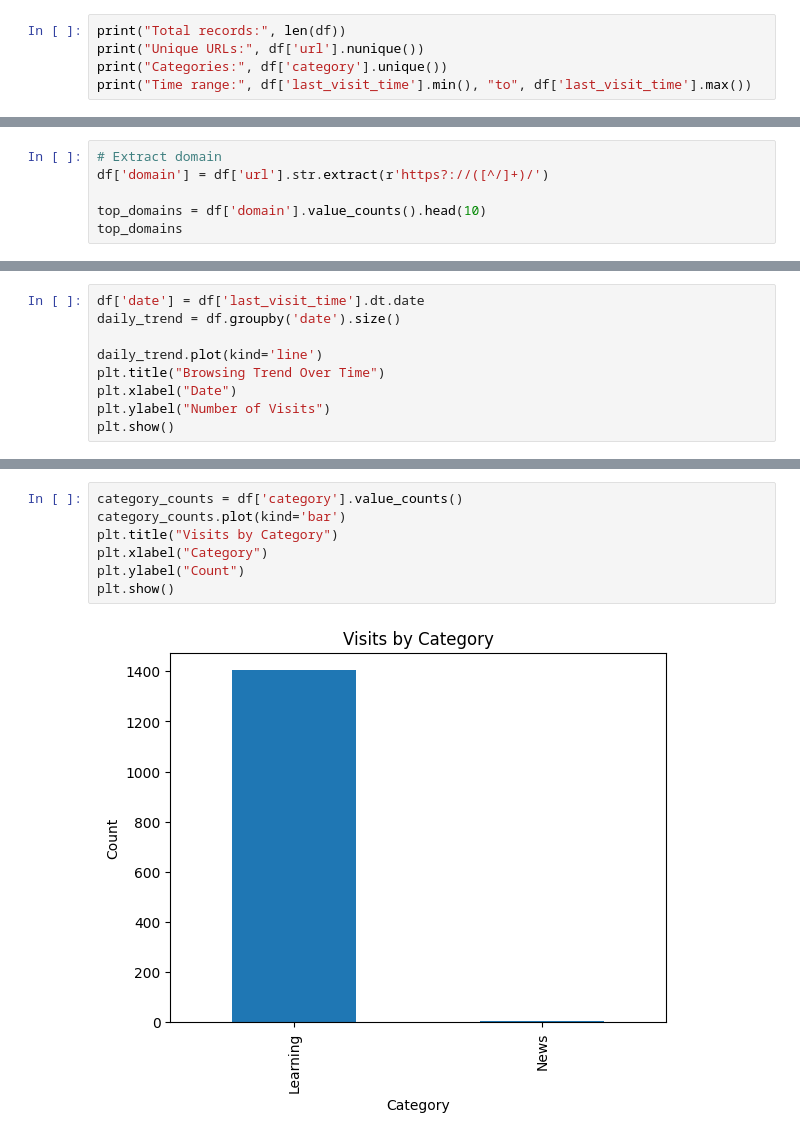
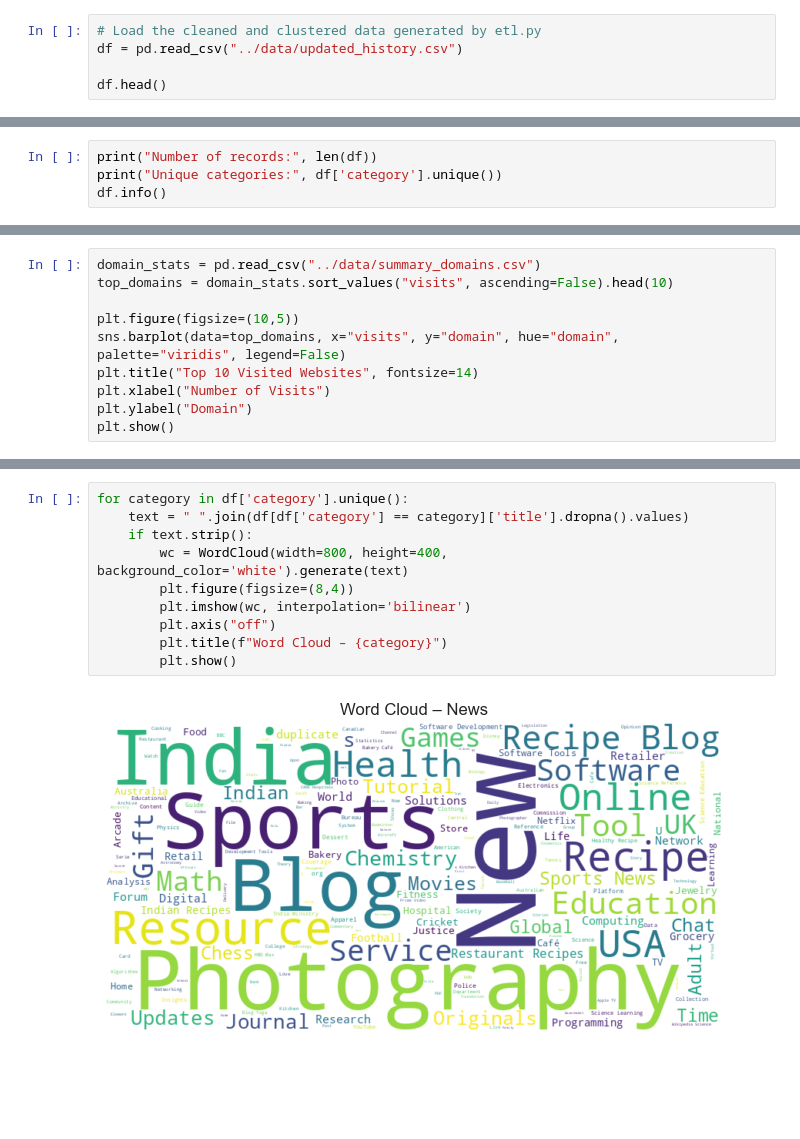
Before and after one commit to nilookiamari/browser_activity_project, a Jupyter notebook: notebooks/demo_analysis.ipynb, the cells around one changed output, grey strips where cells are left out. Saved outputs shown, nothing was run; the diff lists cells and outputs as text; blank space fills up the shorter version.

```diff
--- a/notebooks/demo_analysis.ipynb
+++ b/notebooks/demo_analysis.ipynb
@@ -27,6 +13,6 @@ Quick look at total number of visits, unique domains, and time range of activity
 # %%
-print("Total records:", len(df))
-print("Unique URLs:", df['url'].nunique())
-print("Categories:", df['category'].unique())
-print("Time range:", df['last_visit_time'].min(), "to", df['last_visit_time'].max())
+# Load the cleaned and clustered data generated by etl.py
+df = pd.read_csv("../data/updated_history.csv")
+
+df.head()
 # %% [output]
@@ -40,7 +25,5 @@ Extract domain from URL and count frequency.
 # %%
-# Extract domain
-df['domain'] = df['url'].str.extract(r'https?://([^/]+)/')
-
-top_domains = df['domain'].value_counts().head(10)
-top_domains
+print("Number of records:", len(df))
+print("Unique categories:", df['category'].unique())
+df.info()
 # %% [output]
@@ -70,10 +54,11 @@ Check how browsing frequency changes over time.
 # %%
-df['date'] = df['last_visit_time'].dt.date
-daily_trend = df.groupby('date').size()
+domain_stats = pd.read_csv("../data/summary_domains.csv")
+top_domains = domain_stats.sort_values("visits", ascending=False).head(10)
 
-daily_trend.plot(kind='line')
-plt.title("Browsing Trend Over Time")
-plt.xlabel("Date")
-plt.ylabel("Number of Visits")
+plt.figure(figsize=(10,5))
+sns.barplot(data=top_domains, x="visits", y="domain", hue="domain", palette="viridis", legend=False)
+plt.title("Top 10 Visited Websites", fontsize=14)
+plt.xlabel("Number of Visits")
+plt.ylabel("Domain")
 plt.show()
 # %% [output]
@@ -84,9 +66,12 @@ Visualizing how activity is distributed across categories assigned in ETL.
 # %%
-category_counts = df['category'].value_counts()
-category_counts.plot(kind='bar')
-plt.title("Visits by Category")
-plt.xlabel("Category")
-plt.ylabel("Count")
-plt.show()
+for category in df['category'].unique():
+    text = " ".join(df[df['category'] == category]['title'].dropna().values)
+    if text.strip():
+        wc = WordCloud(width=800, height=400, background_color='white').generate(text)
+        plt.figure(figsize=(8,4))
+        plt.imshow(wc, interpolation='bilinear')
+        plt.axis("off")
+        plt.title(f"Word Cloud – {category}")
+        plt.show()
 # %% [output]
-[figure, old version]
+[figure, new version]
```
Also changed, not shown: parts of 14 cells of this notebook, 6 other files.
